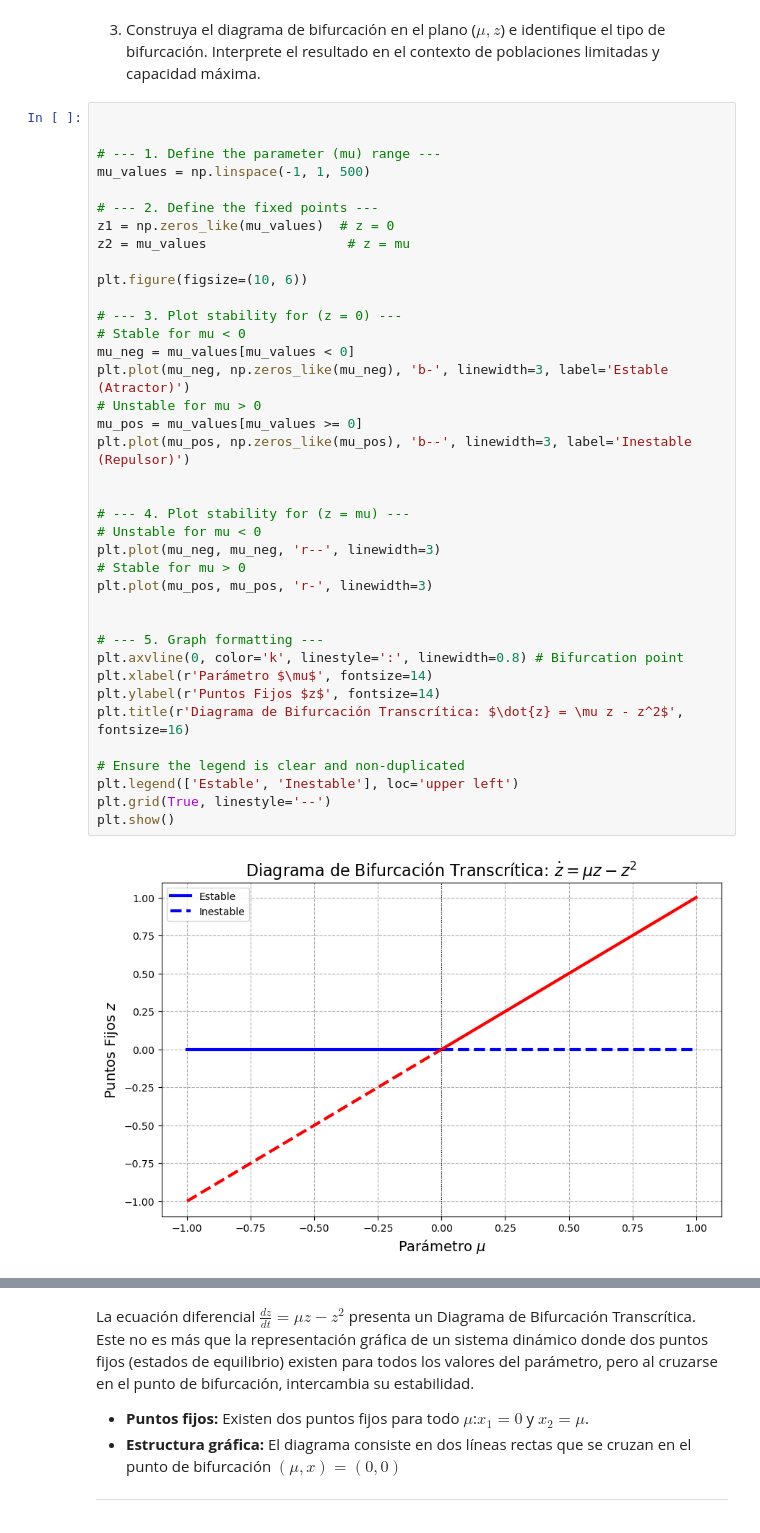
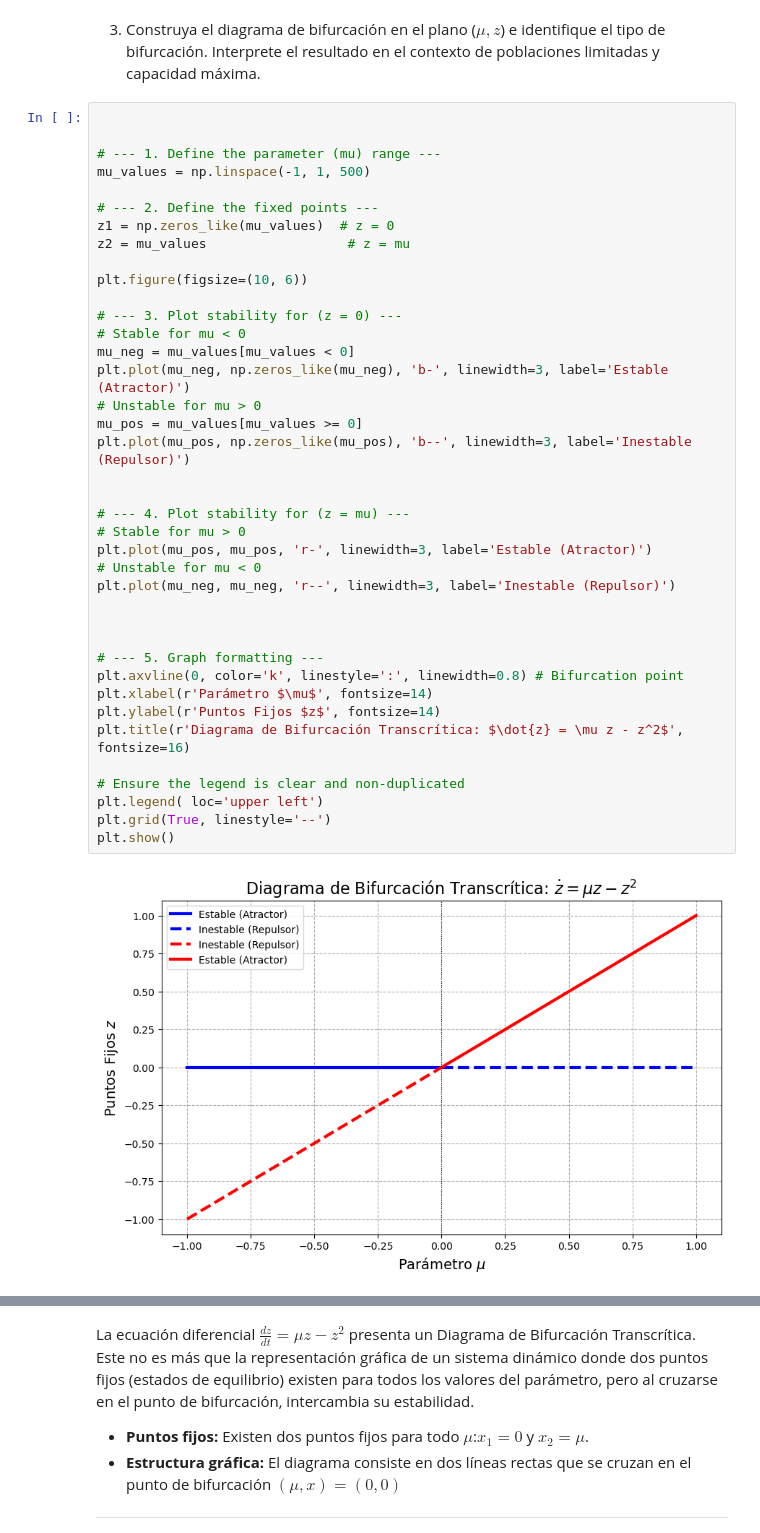
Before and after one commit to FontesHabana/Proyecto-MN-EDO, a Jupyter notebook: Part-B.ipynb, the cells around one changed output, grey strips where cells are left out. Saved outputs shown, nothing was run; the diff lists cells and outputs as text.

```diff
--- a/Part-B.ipynb
+++ b/Part-B.ipynb
@@ -34,35 +34,36 @@ mu_values = np.linspace(-1, 1, 500)
 
 # --- 2. Define the fixed points ---
 z1 = np.zeros_like(mu_values)  # z = 0
 z2 = mu_values                  # z = mu
 
 plt.figure(figsize=(10, 6))
 
 # --- 3. Plot stability for (z = 0) ---
 # Stable for mu < 0
 mu_neg = mu_values[mu_values < 0]
 plt.plot(mu_neg, np.zeros_like(mu_neg), 'b-', linewidth=3, label='Estable (Atractor)')
 # Unstable for mu > 0
 mu_pos = mu_values[mu_values >= 0]
 plt.plot(mu_pos, np.zeros_like(mu_pos), 'b--', linewidth=3, label='Inestable (Repulsor)')
 
 
 # --- 4. Plot stability for (z = mu) ---
+# Stable for mu > 0
+plt.plot(mu_pos, mu_pos, 'r-', linewidth=3, label='Estable (Atractor)')
 # Unstable for mu < 0
-plt.plot(mu_neg, mu_neg, 'r--', linewidth=3)
-# Stable for mu > 0
-plt.plot(mu_pos, mu_pos, 'r-', linewidth=3)
+plt.plot(mu_neg, mu_neg, 'r--', linewidth=3, label='Inestable (Repulsor)')
+
 
 
 # --- 5. Graph formatting ---
 plt.axvline(0, color='k', linestyle=':', linewidth=0.8) # Bifurcation point
 plt.xlabel(r'Parámetro $\mu$', fontsize=14)
 plt.ylabel(r'Puntos Fijos $z$', fontsize=14)
 plt.title(r'Diagrama de Bifurcación Transcrítica: $\dot{z} = \mu z - z^2$', fontsize=16)
 
 # Ensure the legend is clear and non-duplicated
-plt.legend(['Estable', 'Inestable'], loc='upper left')
+plt.legend( loc='upper left')
 plt.grid(True, linestyle='--')
 plt.show()
 # %% [output]
-[figure, old version]
+[figure, new version]
```
Also changed, not shown: parts of 1 cell of this notebook.
